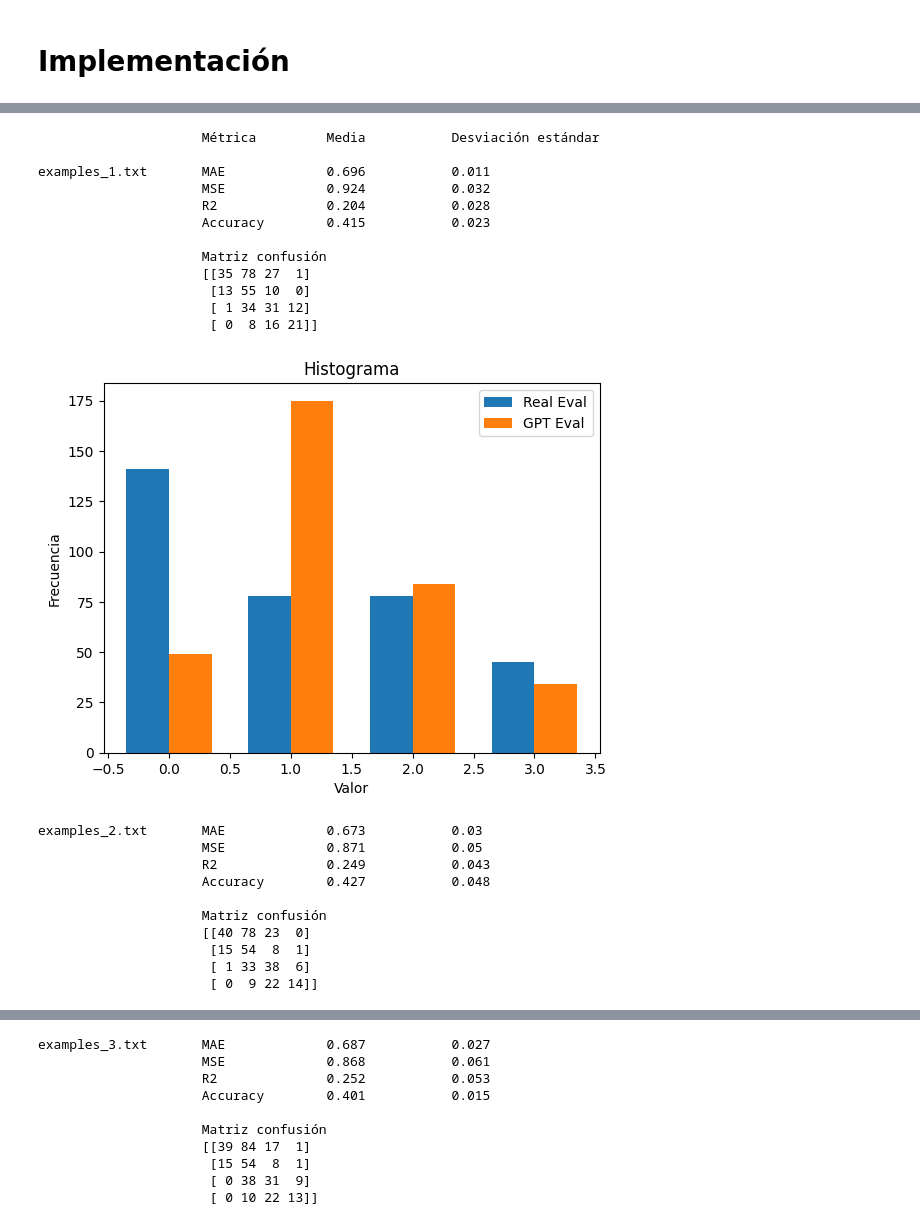
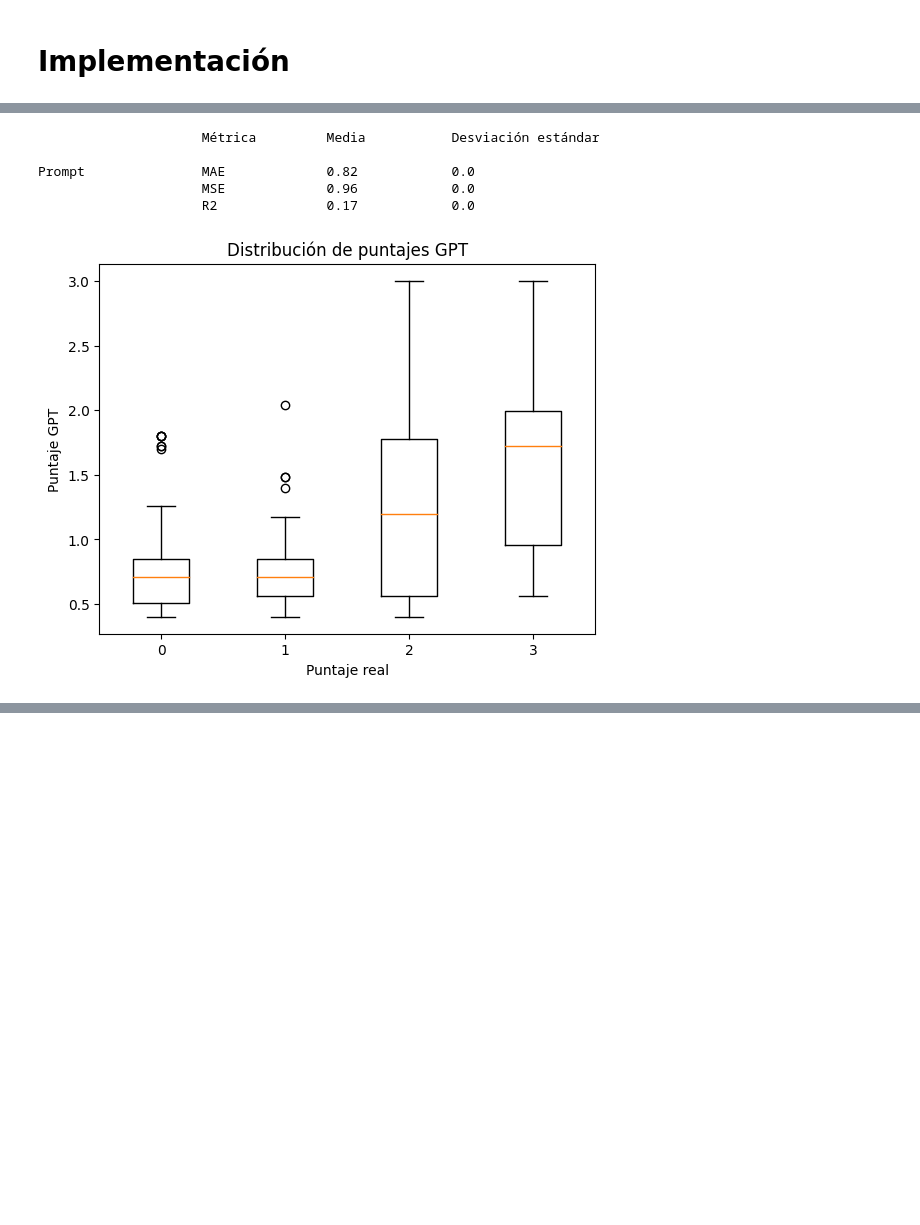
Before and after one commit to OscarRojasG/Experimentos-GPTValidator, a Jupyter notebook: Framework_Experimentos.ipynb, the cells around one changed output, grey strips where cells are left out. Cells and saved outputs as stored; diff of their text form; code cells hidden in the pictures; blank space fills up the shorter version.

```diff
--- a/Framework_Experimentos.ipynb
+++ b/Framework_Experimentos.ipynb
@@ -682,26 +682,9 @@ updating: Experiments/Miniprompts/examples/examples_1.txt (deflated 50%)
 # %%
-show_results("Experiments/Results/20240622-1520")
+show_results("Experiments/Results/20240709-1651")
 # %% [output]
                      Métrica         Media           Desviación estándar
 
-examples_1.txt       MAE             0.696           0.011
-                     MSE             0.924           0.032
-                     R2              0.204           0.028
-                     Accuracy        0.415           0.023
-
-                     Matriz confusión
-                     [[35 78 27  1]
-                      [13 55 10  0]
-                      [ 1 34 31 12]
-                      [ 0  8 16 21]]
+Prompt               MAE             0.82            0.0
+                     MSE             0.96            0.0
+                     R2              0.17            0.0
-[figure, old version]
+[figure, new version]
-examples_2.txt       MAE             0.673           0.03
-                     MSE             0.871           0.05
-                     R2              0.249           0.043
-                     Accuracy        0.427           0.048
-
-                     Matriz confusión
-                     [[40 78 23  0]
-                      [15 54  8  1]
-                      [ 1 33 38  6]
-                      [ 0  9 22 14]]
@@ -709,10 +690,0 @@ examples_2.txt       MAE             0.673           0.03
-examples_3.txt       MAE             0.687           0.027
-                     MSE             0.868           0.061
-                     R2              0.252           0.053
-                     Accuracy        0.401           0.015
-
-                     Matriz confusión
-                     [[39 84 17  1]
-                      [15 54  8  1]
-                      [ 0 38 31  9]
-                      [ 0 10 22 13]]
```
Also changed, not shown: parts of 5 cells of this notebook.
